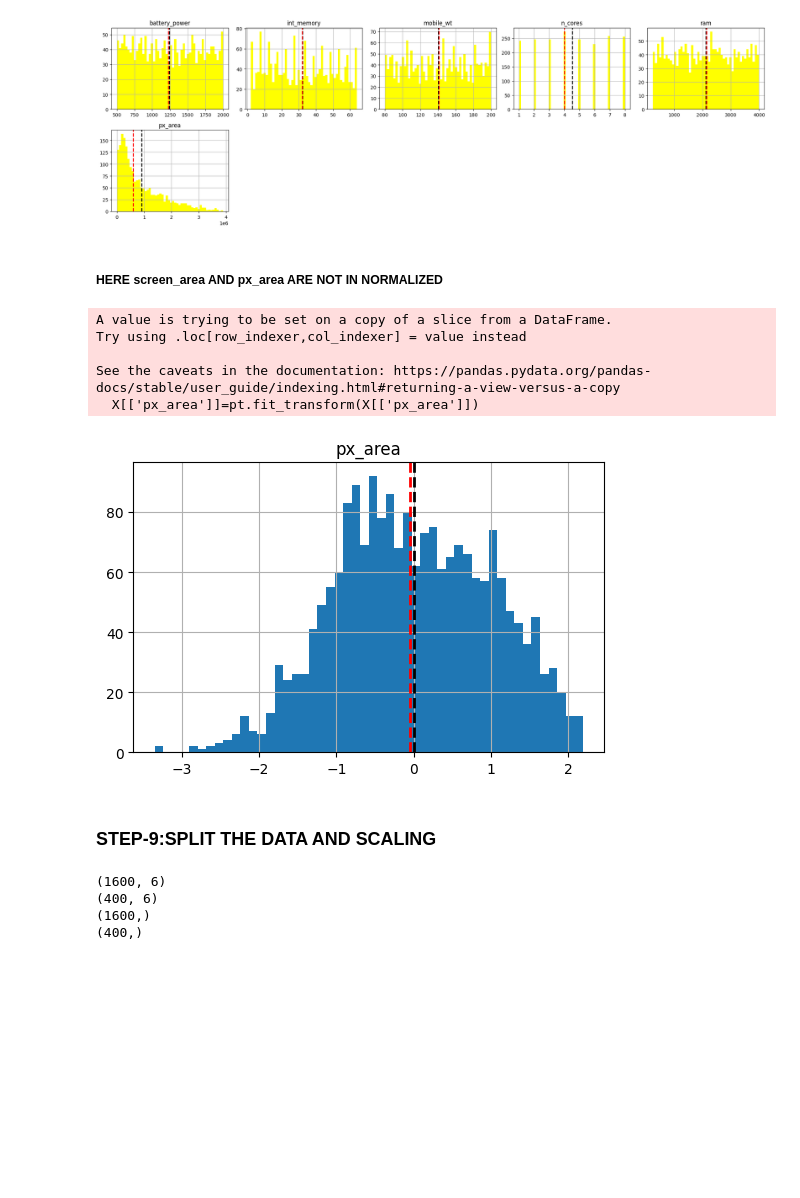
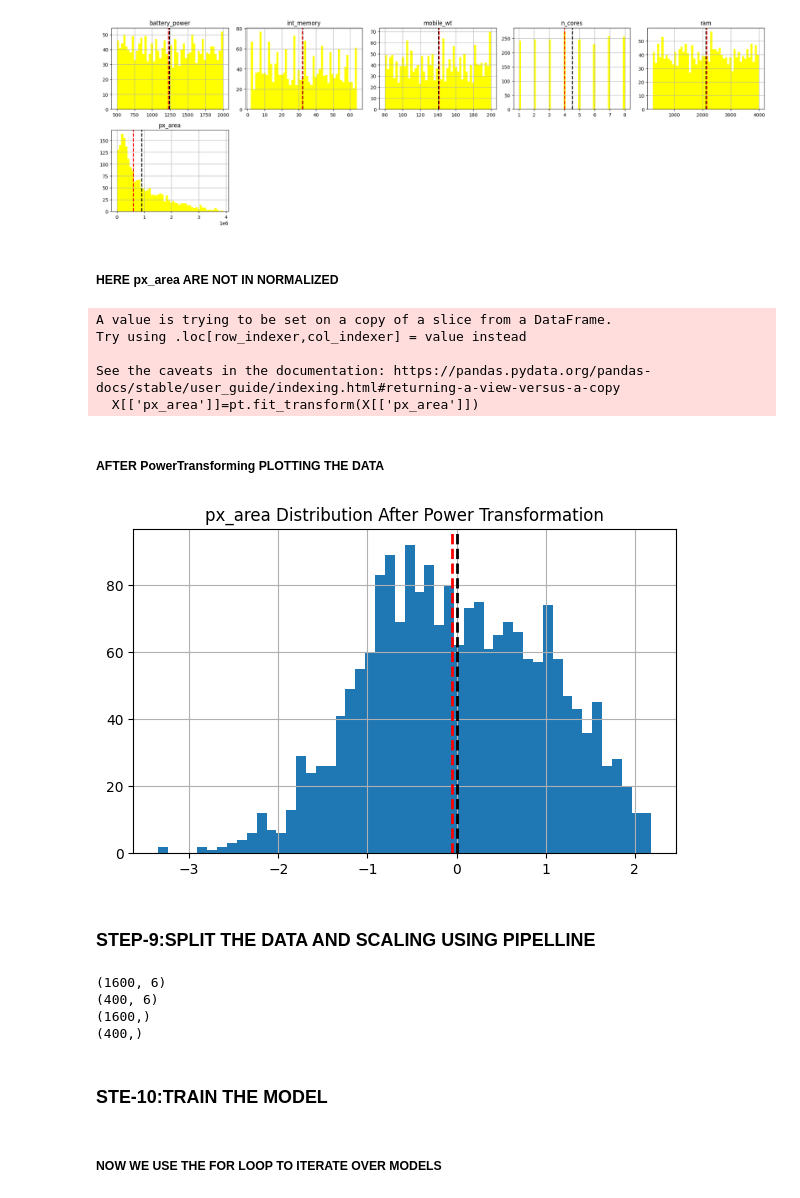
Before and after one commit to SayanDasDev/mobile_price_prediction, a Jupyter notebook: final_project.ipynb, the cells around one changed output. Saved outputs shown, nothing was run; the diff lists cells and outputs as text; code cells hidden in the pictures; blank space fills up the shorter version.

```diff
--- a/final_project.ipynb
+++ b/final_project.ipynb
@@ -570,0 +238,5 @@ data_frame[selected_features]
+# %%
+to_replace_with_mean = ['sc_w', 'px_height']
+
+for feature in to_replace_with_mean:
+	df[feature] = df[feature].replace(0, df[feature].mean())
@@ -570,0 +323,5 @@ data_frame[selected_features]
+# %%
+df['px_area'] = df['px_height'] * df['px_width']
+df['screen_area'] = df['sc_h'] * df['sc_w']
+df=df.drop(['px_height','px_width','sc_h','sc_w'],axis=1)
+df
@@ -570,0 +337,3 @@ data_frame[selected_features]
+# %%
+df = df.drop(['three_g'], axis=1)
+df = df.drop(['fc'], axis=1)
@@ -571,5 +388,6 @@ data_frame[selected_features]
 # %% [markdown]
 ### STEP-8:DATA TRANSFORMATION
 # %%
-X=data_frame[selected_features]
-y=data_frame['price_range']
+X=df[selected_features]
+y=df['price_range']
+X.head()
@@ -588,7 +413,7 @@ for col in tqdm(X.columns):
 # %% [output]
 [figure]
 # %% [markdown]
-##### HERE screen_area AND px_area ARE NOT IN NORMALIZED
+##### HERE px_area ARE NOT IN NORMALIZED
 # %%
 # Transform Your data
 from sklearn import preprocessing
@@ -600,23 +425,23 @@ Try using .loc[row_indexer,col_indexer] = value instead
 
 See the caveats in the documentation: https://pandas.pydata.org/pandas-docs/stable/user_guide/indexing.html#returning-a-view-versus-a-copy
   X[['px_area']]=pt.fit_transform(X[['px_area']])
+# %% [markdown]
+##### AFTER PowerTransforming PLOTTING THE DATA
 # %%
 # FOR CHECKING THE COLUMNS ARE NORMALIZED OR NOT
-counter=1
-fig = plt.figure(figsize=(15,10))
-for col in tqdm(['px_area']):
-  plt.subplot(3,3,counter)
-  ax = fig.gca()
-  X[col].hist(bins=50, ax = ax)
-  ax.axvline(X[col].mean(), color = 'black',linestyle='dashed', linewidth=2)
-  ax.axvline(X[col].median(), color = 'red',linestyle='dashed', linewidth=2)
-  ax.set_title(col)
-  counter=counter+1
-  plt.tight_layout()
+# Plotting
+fig = plt.figure(figsize=(6,4))
+ax = fig.gca()
+X['px_area'].hist(bins=50, ax=ax)
+ax.axvline(X['px_area'].mean(), color='black', linestyle='dashed', linewidth=2)
+ax.axvline(X['px_area'].median(), color='red', linestyle='dashed', linewidth=2)
+ax.set_title('px_area Distribution After Power Transformation')
+plt.tight_layout()
+plt.show()
 # %% [output]
-[figure, old version]
+[figure, new version]
 # %% [markdown]
-### STEP-9:SPLIT THE DATA AND SCALING
+### STEP-9:SPLIT THE DATA AND SCALING USING PIPELLINE
 # %%
 X_train, X_test, y_train, y_test = train_test_split(X, y, test_size=0.2, random_state=42)
 print(X_train.shape)
@@ -642,2 +463,4 @@ X_train_scaled = pipeline.transform(X_train)
 X_test_scaled = pipeline.transform(X_test)
+# %% [markdown]
+### STE-10:TRAIN THE MODEL
 # %%
@@ -655,2 +475,4 @@ models = {
 }
+# %% [markdown]
+##### NOW WE USE THE FOR LOOP TO ITERATE OVER MODELS
 # %%
```
Also changed, not shown: parts of 131 cells of this notebook, 10 other files.
